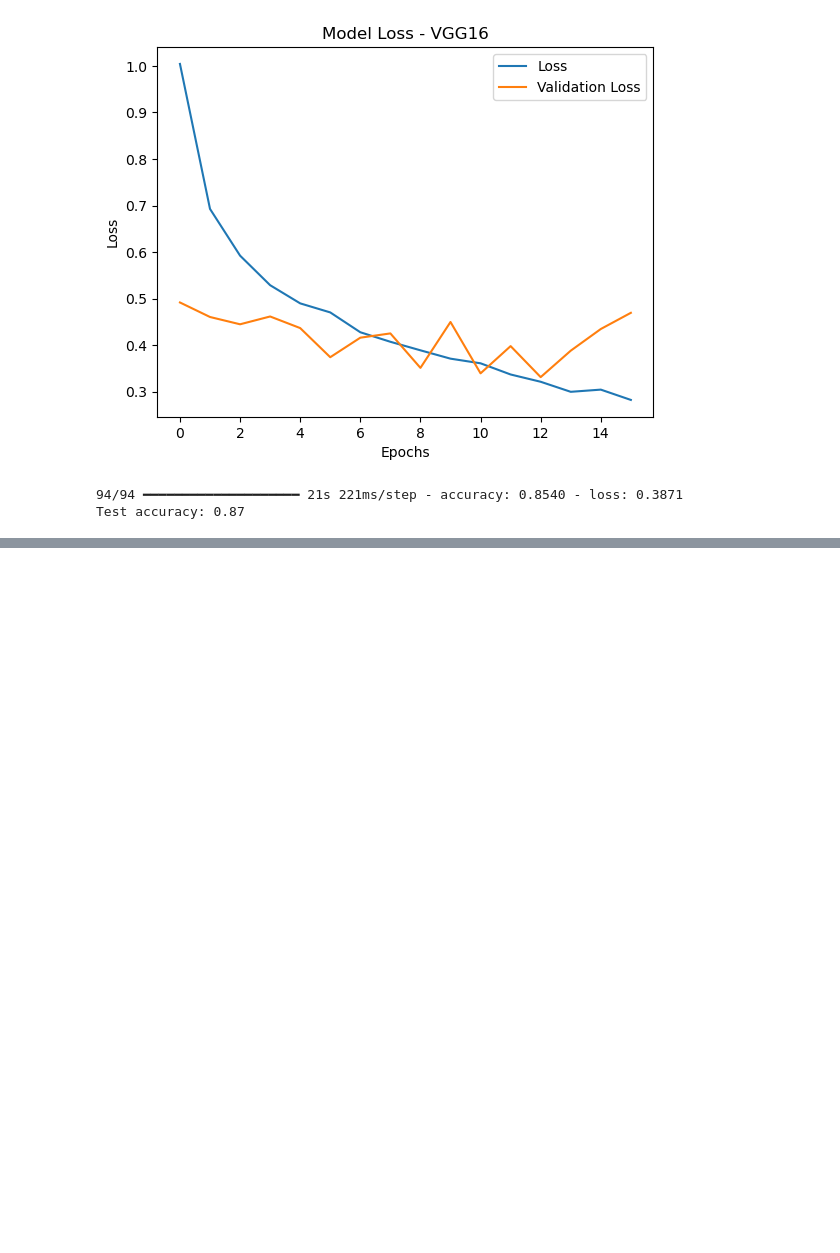
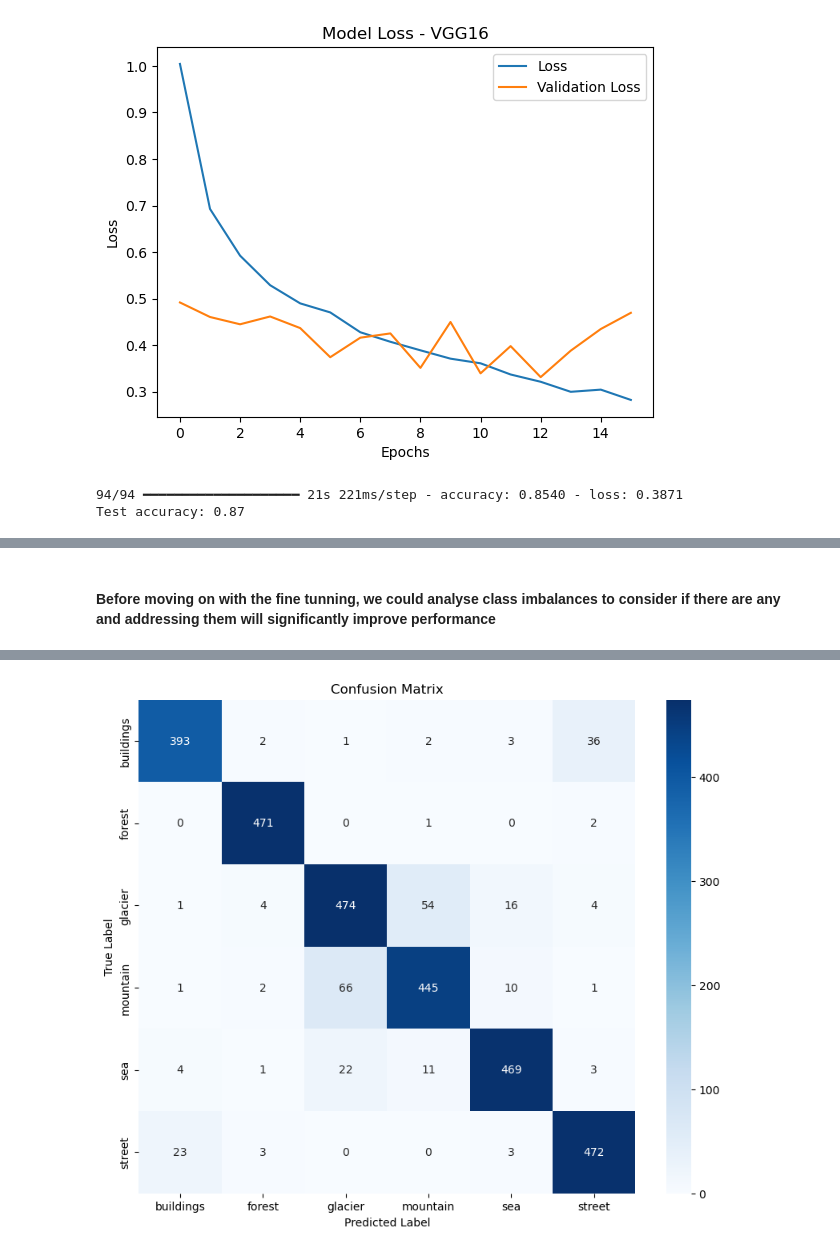
Before and after one commit to TomasWard1/ai-final, a Jupyter notebook: model/main.ipynb, the cells around one changed output, grey strips where cells are left out. Drawn from its saved outputs; the diff is of its cells as text; code cells hidden in the pictures; blank space fills up the shorter version.

```diff
--- a/model/main.ipynb
+++ b/model/main.ipynb
@@ -575,0 +576,29 @@ print(f"Test accuracy: {test_accuracy:.2f}")
+# %% [markdown]
+#### Before moving on with the fine tunning, we could analyse **class imbalances** to consider if there are any and addressing them will significantly improve performance
+# %%
+import numpy as np
+from sklearn.metrics import confusion_matrix, classification_report
+import seaborn as sns
+import matplotlib.pyplot as plt
+
+
+y_pred = efficient0.predict(x_test)
+y_pred_classes = np.argmax(y_pred, axis=1)
+
+# Convert y_test from one-hot to integer labels
+y_test_classes = np.argmax(y_test, axis=1)
+
+# Calculate the confusion matrix
+conf_matrix = confusion_matrix(y_test_classes, y_pred_classes)
+
+# Replace 'class_names' with the actual list of class names
+class_names = ['buildings', 'forest', 'glacier', 'mountain', 'sea', 'street']
+
+# Plot the confusion matrix
+plt.figure(figsize=(10, 8))
+sns.heatmap(conf_matrix, annot=True, fmt='d', cmap='Blues', xticklabels=class_names, yticklabels=class_names)
+plt.ylabel('True Label')
+plt.xlabel('Predicted Label')
+plt.title('Confusion Matrix')
+plt.show()
+# %% [output]
@@ -575,0 +606 @@ print(f"Test accuracy: {test_accuracy:.2f}")
+[figure, added]
```
Also changed, not shown: parts of 70 cells of this notebook.
